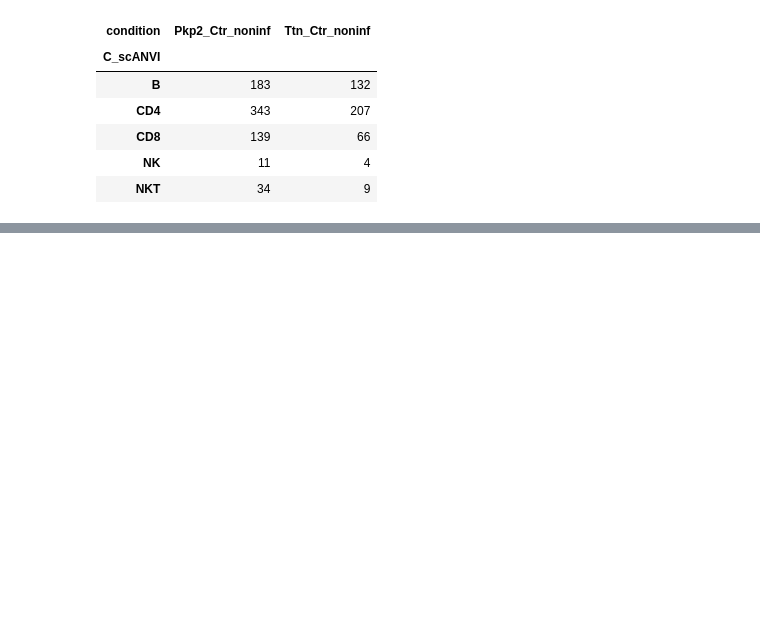
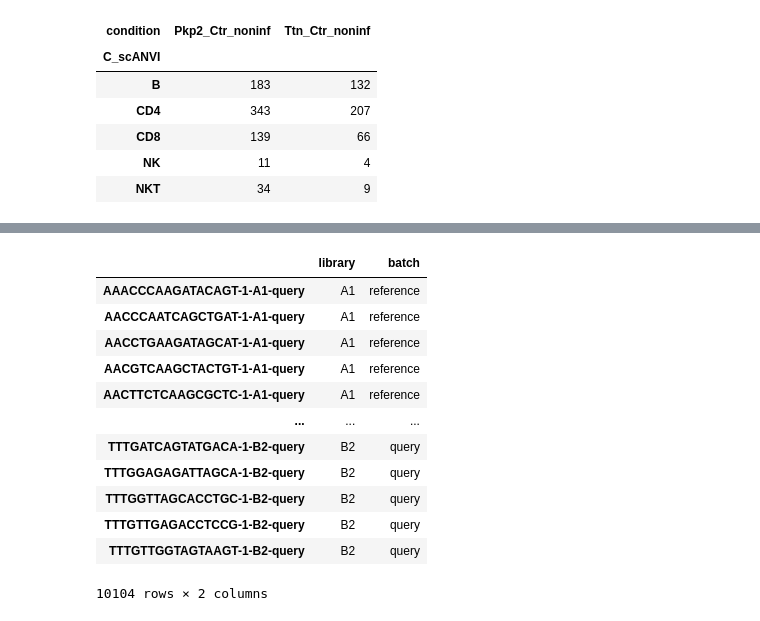
Before and after one commit to Ale-x-andra24/ACM_Mouse_Immune, a Jupyter notebook: Workflow/4_Seed_labeling_with_scANVI/C_Subset_lymphoids_and_transfer_HCA_lymphoid_cellstates_to_ACM_lymphoids/240320_3_scANVI_seed_label_HCA_reference_lymphloids_to_Pkp2_Ttn_Ctrl_lymphoids.ipynb, the cells around one changed output, grey strips where cells are left out. Cells and saved outputs as stored; diff of their text form; code cells hidden in the pictures; blank space fills up the shorter version.

```diff
--- a/Workflow/4_Seed_labeling_with_scANVI/C_Subset_lymphoids_and_transfer_HCA_lymphoid_cellstates_to_ACM_lymphoids/240320_3_scANVI_seed_label_HCA_reference_lymphloids_to_Pkp2_Ttn_Ctrl_lymphoids.ipynb
+++ b/Workflow/4_Seed_labeling_with_scANVI/C_Subset_lymphoids_and_transfer_HCA_lymphoid_cellstates_to_ACM_lymphoids/240320_3_scANVI_seed_label_HCA_reference_lymphloids_to_Pkp2_Ttn_Ctrl_lymphoids.ipynb
@@ -579,0 +603,3 @@ pd.crosstab(query_export.obs['C_scANVI'], query_export.obs['condition'])
+# %%
+mdata.mod['rna'] = query_export
+mdata
@@ -579,0 +650,17 @@ pd.crosstab(query_export.obs['C_scANVI'], query_export.obs['condition'])
+# %%
+mdata.mod['prot'].obs.index = mdata.mod['prot'].obs.index + '-query'
+mdata.mod['prot'].obs
+# %% [output]
+|  | library | batch |
+| AAACCCAAGATACAGT-1-A1-query | A1 | reference |
+| AACCCAATCAGCTGAT-1-A1-query | A1 | reference |
+| AACCTGAAGATAGCAT-1-A1-query | A1 | reference |
+| AACGTCAAGCTACTGT-1-A1-query | A1 | reference |
+| AACTTCTCAAGCGCTC-1-A1-query | A1 | reference |
+| ... | ... | ... |
+| TTTGATCAGTATGACA-1-B2-query | B2 | query |
+| TTTGGAGAGATTAGCA-1-B2-query | B2 | query |
+| TTTGGTTAGCACCTGC-1-B2-query | B2 | query |
+| TTTGTTGAGACCTCCG-1-B2-query | B2 | query |
+| TTTGTTGGTAGTAAGT-1-B2-query | B2 | query |
+10104 rows × 2 columns
```
Also changed, not shown: parts of 23 cells of this notebook.
